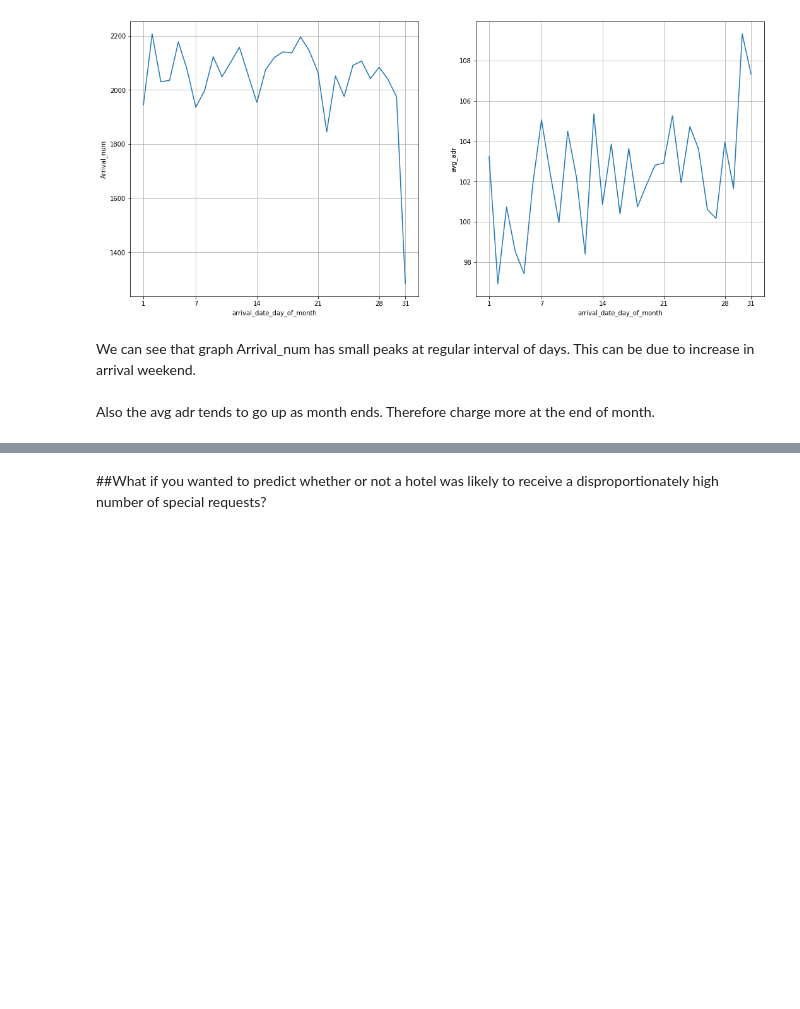
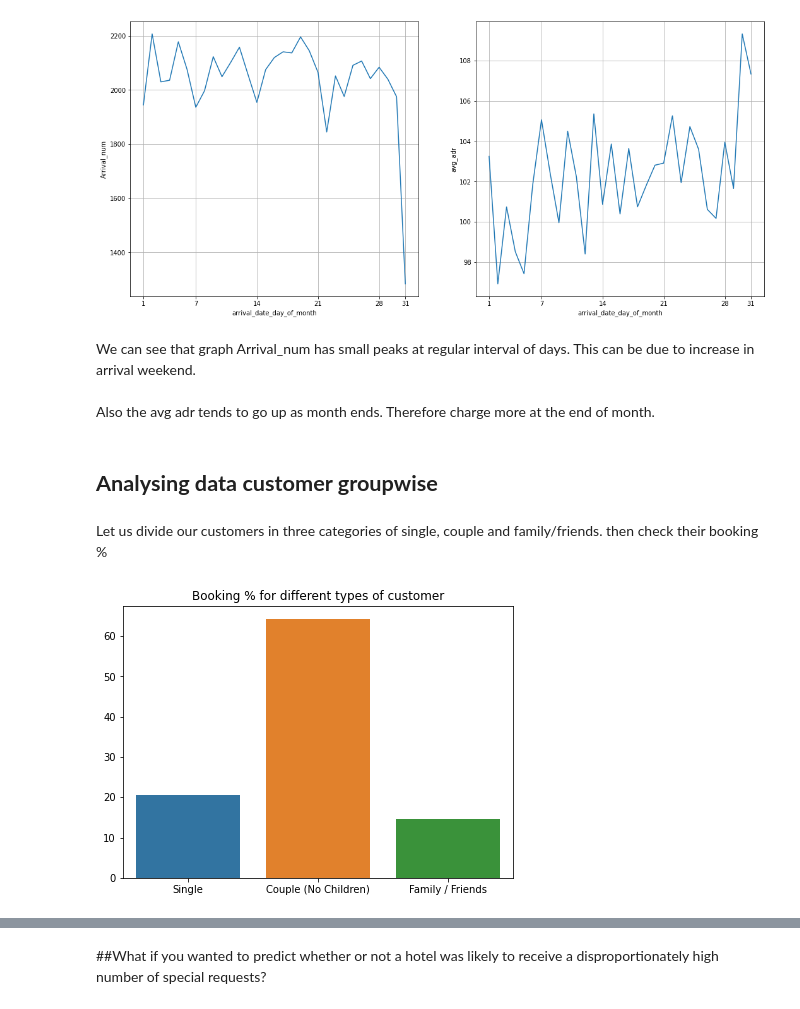
Before and after one commit to Naman2827/hotel-booking-analysis, a Jupyter notebook: Hotel_Booking_Analysis_Capstone_Project.ipynb, the cells around one changed output, grey strips where cells are left out. Cells and saved outputs as stored; diff of their text form; code cells hidden in the pictures; blank space fills up the shorter version.

```diff
--- a/Hotel_Booking_Analysis_Capstone_Project.ipynb
+++ b/Hotel_Booking_Analysis_Capstone_Project.ipynb
@@ -417,3 +417,27 @@ plt.show()
 We can see that graph Arrival_num has small peaks at regular interval of days. This can be due to increase in arrival weekend.\
 \
 Also the avg adr tends to go up as month ends. Therefore charge more at the end of month.
+# %% [markdown]
+## <b> Analysing data customer groupwise </b>
+# %% [markdown]
+Let us divide our customers in three categories of single, couple and family/friends. then check their booking %
+# %%
+## Select single, couple, multiple adults and family
+single   = not_canceled[(not_canceled['adults']==1) & (not_canceled['children']==0) & (not_canceled['babies']==0)]
+couple   = not_canceled[(not_canceled['adults']==2) & (not_canceled['children']==0) & (not_canceled['babies']==0)]
+family   = not_canceled[not_canceled['adults'] + not_canceled['children'] + not_canceled['babies'] > 2]
+
+
+## Make the list of Category names, and their total percentage
+names = ['Single', 'Couple (No Children)', 'Family / Friends']
+count = [single.shape[0],couple.shape[0], family.shape[0]]
+count_percent = [(x/not_canceled.shape[0])*100 for x in count]
+
+
+## Draw the curve
+plt.figure(figsize = (7,5))
+sns.barplot(x = names, y = count_percent)
+plt.title('Booking % for different types of customer')
+plt.show()
+# %% [output]
+[figure, added]
```
Also changed, not shown: parts of 2 cells of this notebook.
